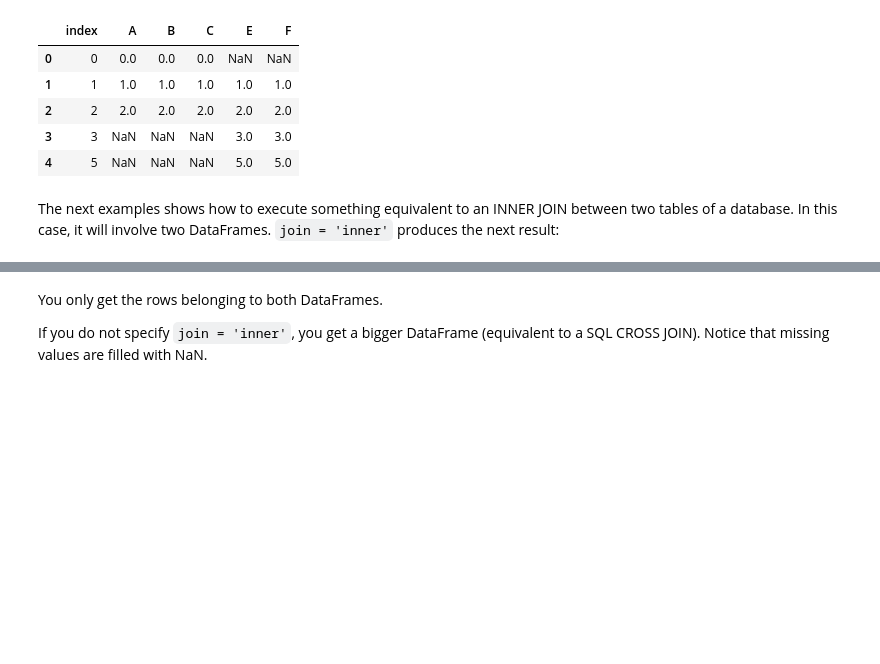
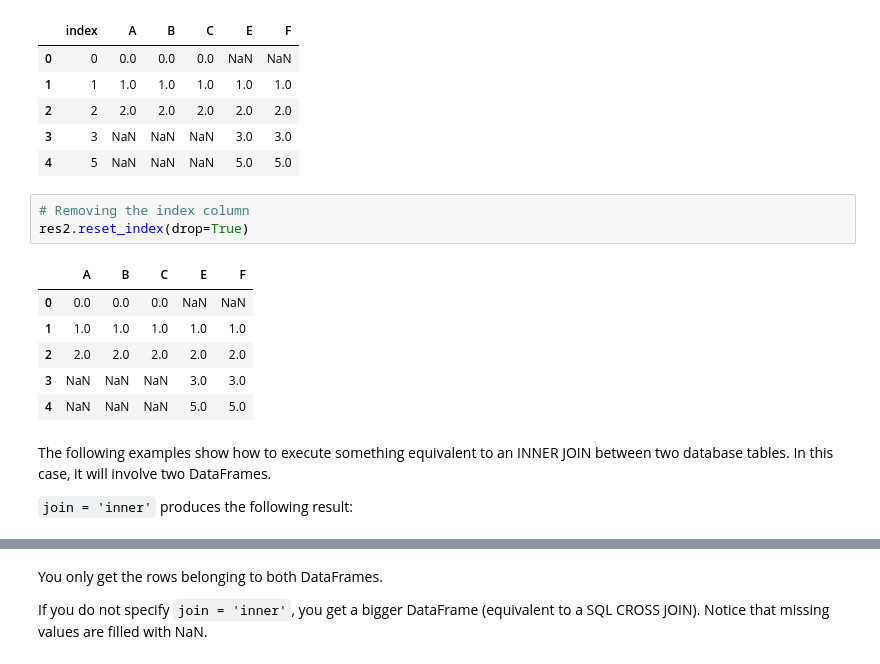
Before and after one commit to Goliath-Research/Introduction-to-Data-Science, a Jupyter notebook: 04-Introduction to Pandas/07-Concatenate, Merge, Join.ipynb, the cells around one changed output, grey strips where cells are left out. Saved outputs shown, nothing was run; the diff lists cells and outputs as text; blank space fills up the shorter version.

```diff
--- a/04-Introduction to Pandas/07-Concatenate, Merge, Join.ipynb
+++ b/04-Introduction to Pandas/07-Concatenate, Merge, Join.ipynb
@@ -110,7 +133,18 @@ res2.reset_index()
 | 2 | 2 | 2.0 | 2.0 | 2.0 | 2.0 | 2.0 |
 | 3 | 3 | NaN | NaN | NaN | 3.0 | 3.0 |
 | 4 | 5 | NaN | NaN | NaN | 5.0 | 5.0 |
+# %%
+# Removing the index column
+res2.reset_index(drop=True)
+# %% [output]
+|  | A | B | C | E | F |
+| 0 | 0.0 | 0.0 | 0.0 | NaN | NaN |
+| 1 | 1.0 | 1.0 | 1.0 | 1.0 | 1.0 |
+| 2 | 2.0 | 2.0 | 2.0 | 2.0 | 2.0 |
+| 3 | NaN | NaN | NaN | 3.0 | 3.0 |
+| 4 | NaN | NaN | NaN | 5.0 | 5.0 |
 # %% [markdown]
-The next examples shows how to execute something equivalent to an INNER JOIN between two tables of a database. In this case, it will involve two DataFrames.
-`join = 'inner'` produces the next result:
+The following examples show how to execute something equivalent to an INNER JOIN between two database tables. In this case, it will involve two DataFrames.
+
+`join = 'inner'` produces the following result:
 # %%
```
Also changed, not shown: parts of 37 cells of this notebook.
